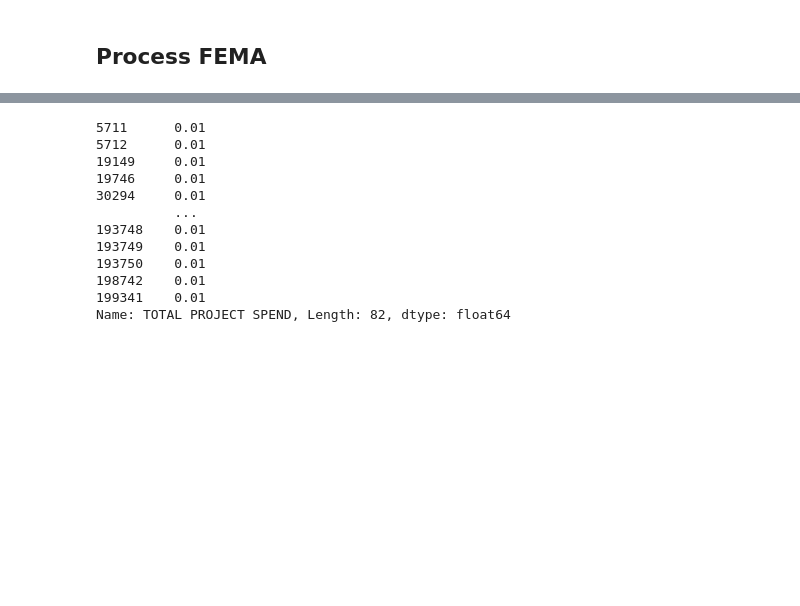
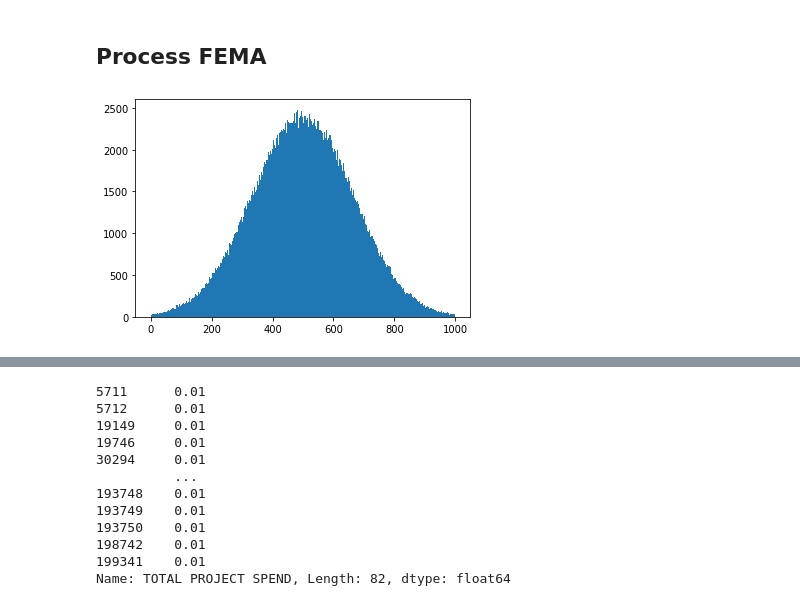
Before and after one commit to hmobley/environment, a Jupyter notebook: fema.ipynb, the cells around one changed output, grey strips where cells are left out. Cells and saved outputs as stored; diff of their text form; code cells hidden in the pictures; blank space fills up the shorter version.

Commit message:
added gaussian prototype logic. still have a lot of details to work out

```diff
--- a/fema.ipynb
+++ b/fema.ipynb
@@ -95,7 +96,10 @@ Mounted at /content/drive
 dffema = None   # master set
 dti = None
 df = None       # chunk set
-use_gaussian = False
+use_gaussian = True
+cdfbins = 1000
+cdftot = 1000000
+cdf = None
 # %%
 #def clean(save_date_errors=False,dates_only=False):
 def clean():
@@ -249,3 +248,38 @@ def split_state_spending(row):
 # %%
 def split_tot_spending(row):
     return split_spending(row,"TOTAL PROJECT SPEND")
+# %%
+def build_gassian_prototype():
+    global cdf
+    seed = 47563
+    rng = np.random.default_rng(seed)
+    #days = 1000
+    #spend = 1000000
+
+    mu = cdfbins/2
+    sigma = cdfbins/6
+
+    a, b = (0 - mu) / sigma, ((cdfbins-1) - mu) / sigma
+
+    #X = stats.truncnorm(0, days-1, loc=mu, scale=sigma)
+    #stats.truncnorm(0, days-1, loc=mu, scale=sigma)
+    cdf = stats.truncnorm.rvs(a,b,loc=mu,scale=sigma,
+                              size=cdftot,random_state=rng).round().astype(int)
+    _ = plt.hist(cdf,bins=np.arange(cdfbins))
+    cdf = np.bincount(cdf)
+    for i in np.arange(cdfbins):
+         if i == 0:
+             continue
+         cdf[i] += cdf[i-1]
+    #print(rng.random())
+    #vals = np.clip(rng.normal(mu,sigma,spend).round().astype(int),0,days-1)
+    #vals = np.clip(rng.normal(days/2,days/6,spend).round().astype(int),0,days-1)
+    #vals = np.clip(np.random.gamma(40,.5,spend).round().astype(int),0,days-1)
+    #print(np.bincount(vals))
+    #prototype = np.bincount(prototype)
+    #prototype = np.bincount(vals).sum()
+    #$print(vals.sum())
+# %%
+build_gassian_prototype()
+# %% [output]
+[figure, added]
```
Also changed, not shown: parts of 14 cells of this notebook.
